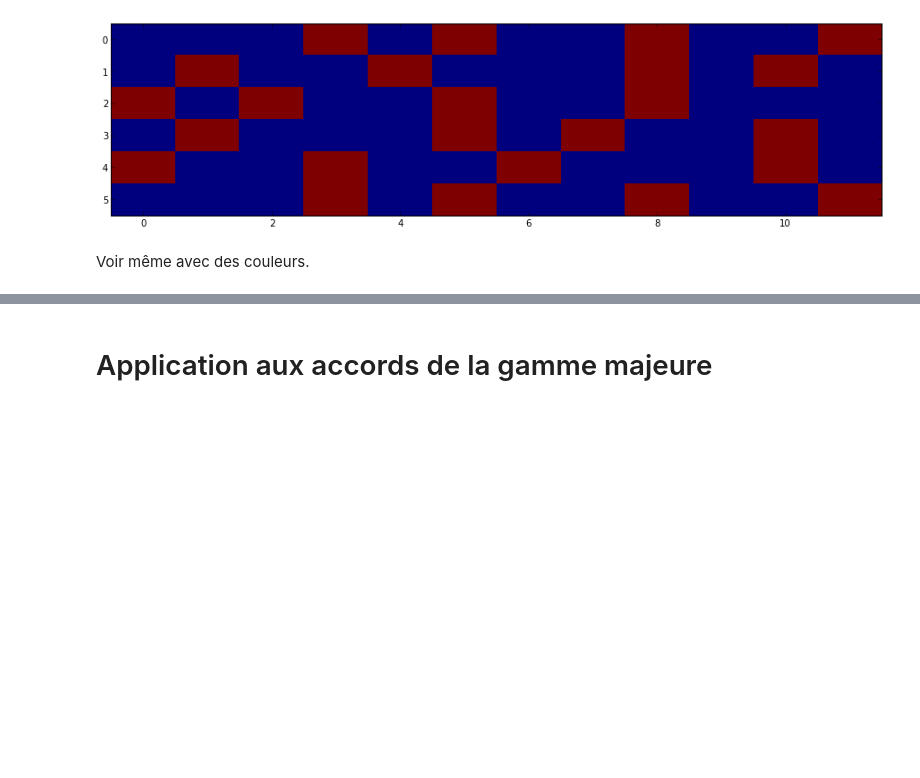
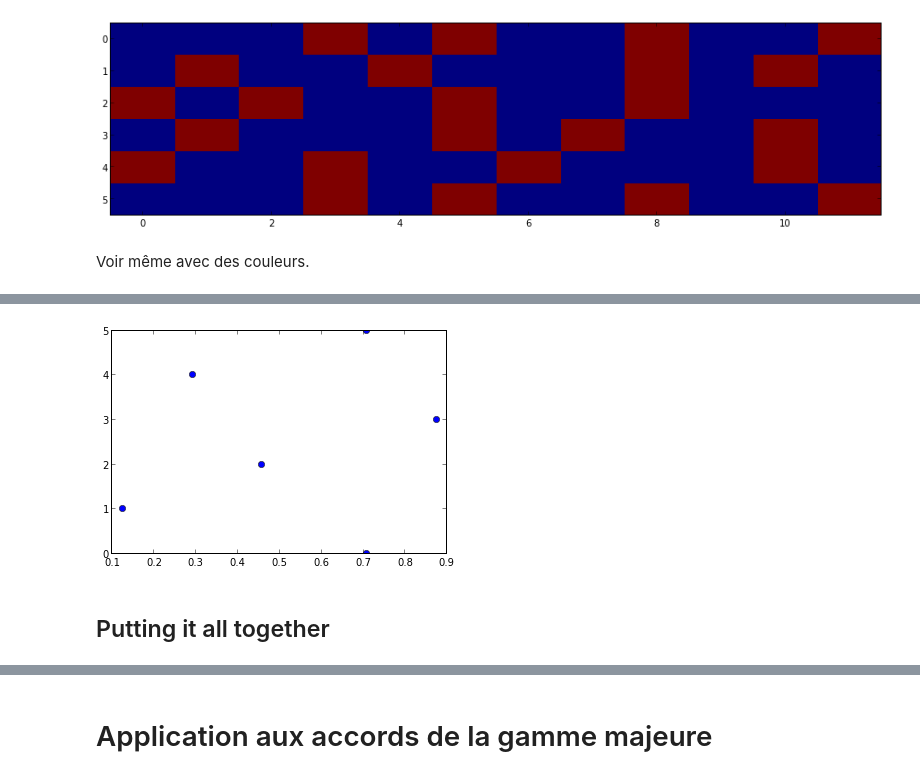
Before and after one commit to flothesof/posts, a Jupyter notebook: accords de guitare.ipynb, the cells around one changed output, grey strips where cells are left out. Drawn from its saved outputs; the diff is of its cells as text; code cells hidden in the pictures; blank space fills up the shorter version.

```diff
--- a/accords de guitare.ipynb
+++ b/accords de guitare.ipynb
@@ -75,0 +96,13 @@ cbar = colorbar(shrink=0.4)
+# %%
+def plot_notes(notes):
+    guitar_neck = guitar_with_notes(notes)
+    for i in range(6):
+        for j in range(12):
+            if guitar_neck[i, j] == True:
+                plot([(j + 0.5) / 12.], [i], 'bo')
+
+plot_notes(['C'])
+# %% [output]
+[figure, added]
+# %% [markdown]
+## Putting it all together
```
Also changed, not shown: parts of 10 cells of this notebook.
